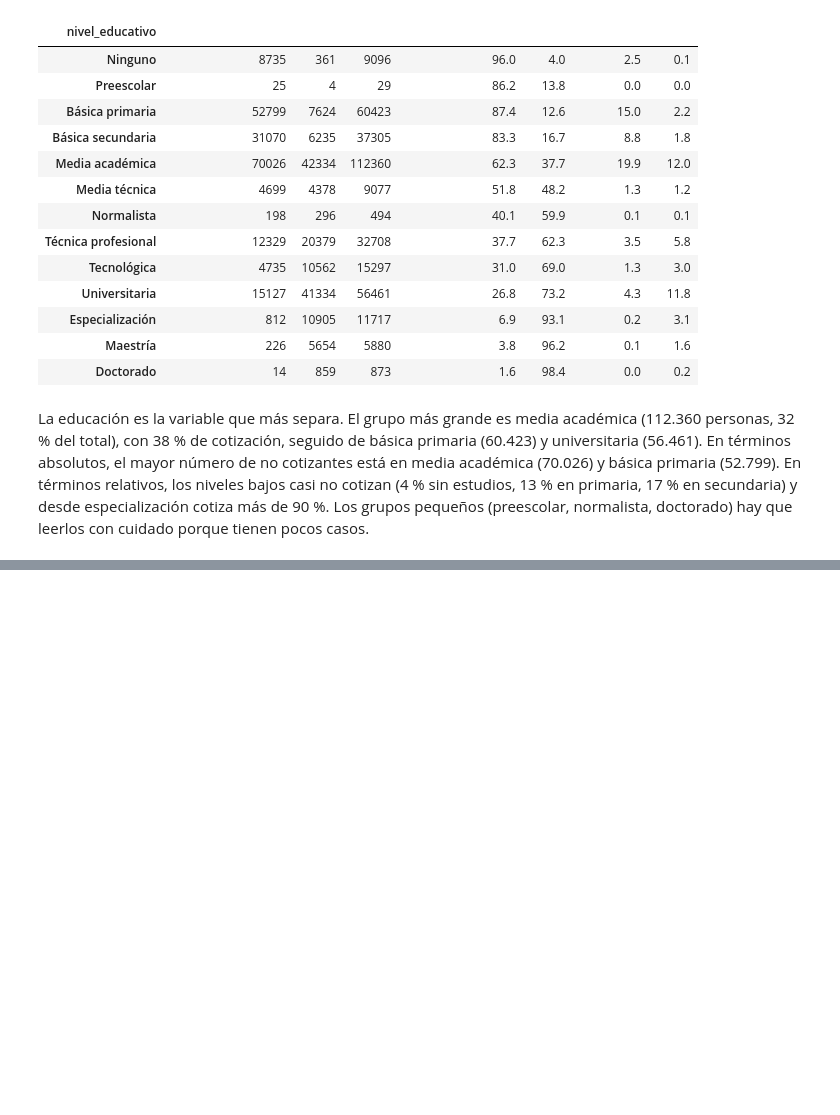
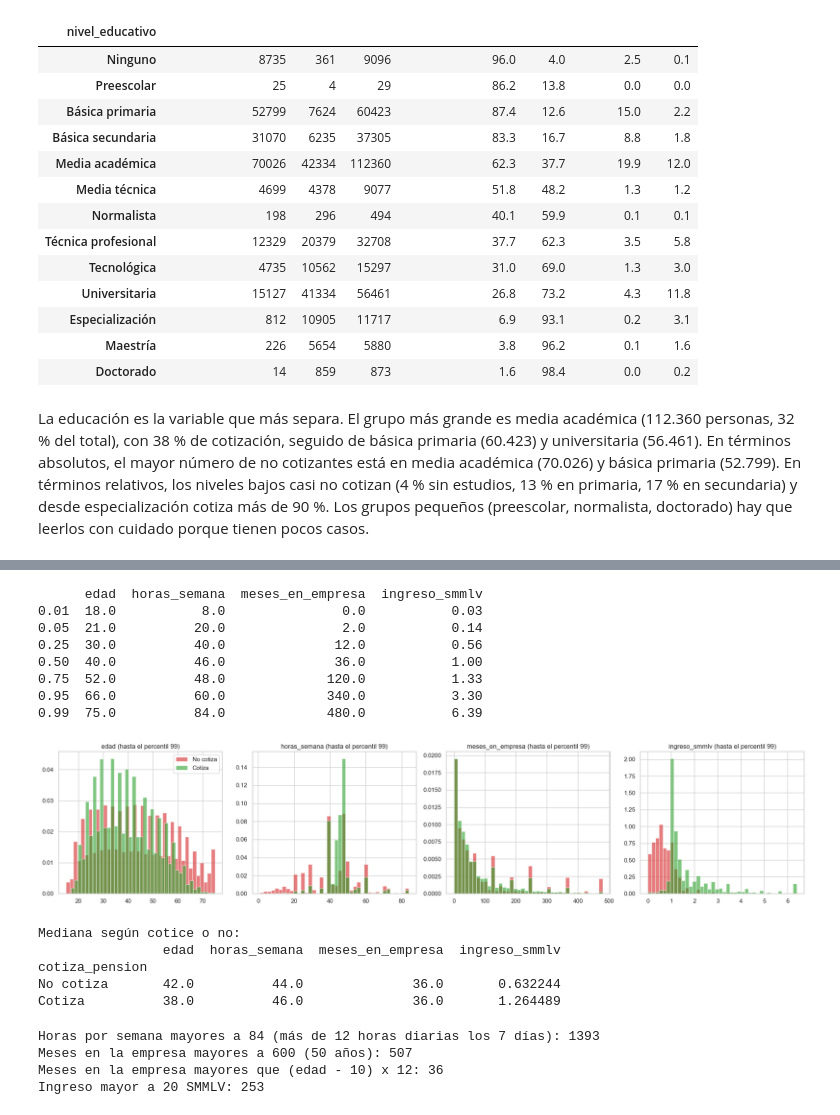
Before and after one commit to BAMUNOZ91/proyecto_1_esp_data_science_ia, a Jupyter notebook: 01_preparacion_eda.ipynb, the cells around one changed output, grey strips where cells are left out. Drawn from its saved outputs; the diff is of its cells as text; code cells hidden in the pictures; blank space fills up the shorter version.

Commit message:
feat: complementa EDA con calidad de datos, asociación y split temporal

```diff
--- a/01_preparacion_eda.ipynb
+++ b/01_preparacion_eda.ipynb
@@ -845,0 +913,42 @@ La educación es la variable que más separa. El grupo más grande es media acad
+# %%
+numericas = ['edad', 'horas_semana', 'meses_en_empresa', 'ingreso_smmlv']
+print(df[numericas].quantile([0.01, 0.05, 0.25, 0.5, 0.75, 0.95, 0.99]).round(2))
+
+fig, axes = plt.subplots(1, 4, figsize=(20, 4.5))
+for ax, col in zip(axes, numericas):
+    tope = df[col].quantile(0.99)
+    for valor, color in zip([0, 1], colores):
+        datos = df.loc[df['cotiza_pension'] == valor, col].dropna()
+        ax.hist(datos.clip(upper=tope), bins=40, density=True, alpha=0.6, color=color, label=etiquetas[valor])
+    ax.set_title(f'{col} (hasta el percentil 99)')
+axes[0].legend()
+plt.tight_layout()
+plt.show()
+
+print('Mediana según cotice o no:')
+print(df.groupby('cotiza_pension')[numericas].median().rename(index=etiquetas))
+# %% [output]
+      edad  horas_semana  meses_en_empresa  ingreso_smmlv
+0.01  18.0           8.0               0.0           0.03
+0.05  21.0          20.0               2.0           0.14
+0.25  30.0          40.0              12.0           0.56
+0.50  40.0          46.0              36.0           1.00
+0.75  52.0          48.0             120.0           1.33
+0.95  66.0          60.0             340.0           3.30
+0.99  75.0          84.0             480.0           6.39
+[figure, added]
+Mediana según cotice o no:
+                edad  horas_semana  meses_en_empresa  ingreso_smmlv
+cotiza_pension
+No cotiza       42.0          44.0              36.0       0.632244
+Cotiza          38.0          46.0              36.0       1.264489
+# %%
+print('Horas por semana mayores a 84 (más de 12 horas diarias los 7 días):', (df['horas_semana'] > 84).sum())
+print('Meses en la empresa mayores a 600 (50 años):', (df['meses_en_empresa'] > 600).sum())
+print('Meses en la empresa mayores que (edad - 10) x 12:', (df['meses_en_empresa'] > (df['edad'] - 10) * 12).sum())
+print('Ingreso mayor a 20 SMMLV:', (df['ingreso_smmlv'] > 20).sum())
+# %% [output]
+Horas por semana mayores a 84 (más de 12 horas diarias los 7 días): 1393
+Meses en la empresa mayores a 600 (50 años): 507
+Meses en la empresa mayores que (edad - 10) x 12: 36
+Ingreso mayor a 20 SMMLV: 253
```
Also changed, not shown: parts of 50 cells of this notebook.
